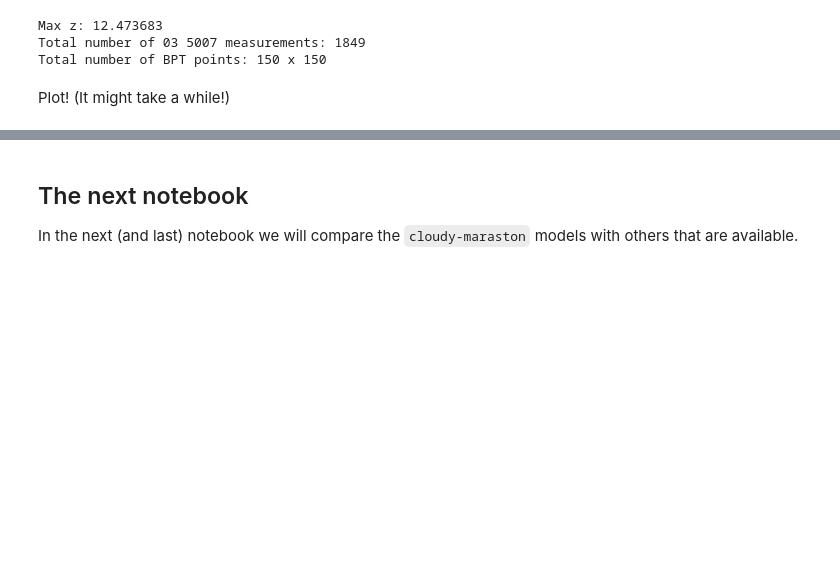
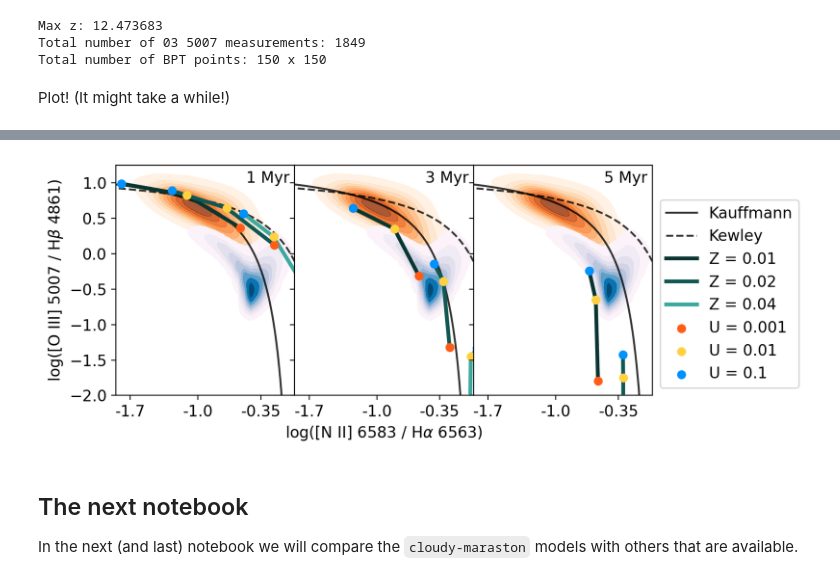
Before and after one commit to sophie-newman/cloudy-maraston, a Jupyter notebook: notebooks/notebook2_data_comparison.ipynb, the cells around one changed output, grey strips where cells are left out. Cells and saved outputs as stored; diff of their text form; code cells hidden in the pictures; blank space fills up the shorter version.

Commit message:
update second notebook with new grid files

```diff
--- a/notebooks/notebook2_data_comparison.ipynb
+++ b/notebooks/notebook2_data_comparison.ipynb
@@ -24,8 +25,11 @@ Now load the grid with fixed (rather than reference) ionization parameters so we
 # %%
 grid_dir = '../grids'
 
-grid_name = 'maraston13_kroupa-max_age:7.0_cloudy-c23.01-sps-fixed-ionisation_parameter'
-grid_fixed = Grid(grid_name, grid_dir=grid_dir, read_lines=True)
+grid_name = 'maraston13_kroupa-max_age:1e+07_cloudy-c23.01-sps-fixed-ionisation_parameter'
+grid_u = Grid(grid_name, grid_dir=grid_dir, read_lines=True)
+
+grid_name = 'maraston13_kroupa-max_age:1e+07_cloudy-c23.01-sps-fixed-hydrogen_density'
+grid_n = Grid(grid_name, grid_dir=grid_dir, read_lines=True)
 # %% [markdown]
 ## Plot Figure 10: the O32, N2 and R23 diagnostic diagrams
 
@@ -383,0 +405,85 @@ plt.legend(title=f'U = {param}', loc= 'lower left', bbox_to_anchor=(1, 0.1))
+# %%
+# plot kauffmann and kewley lines
+
+kauffmann = []
+kewley = []
+xvalues = np.linspace(-3.5, 0, 500)
+for xvalue in xvalues:
+    kauffmann.append(0.61 / (xvalue - 0.05) + 1.3)
+    kewley.append(0.61 / (xvalue - 0.47) + 1.19)
+
+# Plot setup
+color_maps = ["PuBu", "Oranges", "Greens"]
+scatter_colors = ["#65b8f8", "#f9bc76", "#f37581"] # red , orange, blue
+plot_labels = ['SDSS', 'JADES']
+
+cmap = cmr.bubblegum
+colors_Z = ['#0a3632', '#115852', '#3ca99f']
+colors_U = ['#ff5d17', '#ffd141', '#0092ff']
+
+# Normalize metallicity values for color mapping
+norm = plt.Normalize(vmin=min(grid_u.metallicities), vmax=max(grid_u.metallicities))
+
+ages_Myr = np.array([1, 3, 5])
+ages = ages_Myr * 1e6
+
+# Create a figure with dimensions (1, 5)
+fig, axes = plt.subplots(1, 3, figsize=(8, 3), sharey=True)
+
+data = []
+
+for ia, age in enumerate(ages):
+    for iZ, Z in enumerate([0.01, 0.02, 0.04]):
+        for iU, U in enumerate([0.001, 0.01, 0.1]):
+
+            grid_point = grid_u.get_grid_point((age, Z, U))
+            lines = grid_u.get_lines(grid_point)
+            x_, y_ = lines.get_diagram('BPT-NII')
+            data.append({'age': age, 'Z': Z, 'U': U, 'x': np.log10(x_), 'y': np.log10(y_)})
+
+df = pd.DataFrame(data)
+print(df)
+
+# Plot for each age group on a different subplot
+for ia, age in enumerate(ages):
+    ax = axes[ia]
+
+    # Plot Kauffmann and Kewley lines
+    ax.plot(xvalues, kauffmann, alpha=0.8, color='black', ls='-', label='Kauffmann', zorder=2)
+    ax.plot(xvalues, kewley, alpha=0.8, color='black', ls='--', label='Kewley', zorder=3)
+
+    # Plot data
+    sns.kdeplot(ax=ax, x=x_bpt_jades, y=y_bpt_jades, cmap=color_maps[1], fill=True, label=plot_labels[1], alpha=0.8, zorder=0)
+    sns.kdeplot(ax=ax, x=x_bpt_sdss, y=y_bpt_sdss, cmap=color_maps[0], fill=True, label=plot_labels[0], zorder=1)
+
+    # plot Z lines
+    for iZ, Z in enumerate(df['Z'].unique()):
+        subset = df[(df['Z'] == Z) & (df['age'] == age)]
+        #print(f'Plotting Z line for Z={Z}, data:\n{subset}')
+        ax.plot(subset['x'], subset['y'], label=f'Z = {Z}', lw=3, color=colors_Z[iZ], zorder=4)
+
+    # plot U points
+    for iU, U in enumerate(df['U'].unique()):
+        subset = df[(df['U'] == U) & (df['age'] == age)]
+        #print(f'Plotting U points for U={U}, data:\n{subset}')
+        ax.scatter(subset['x'], subset['y'], label=f'U = {U}', color=colors_U[iU], zorder=5)
+
+    ylabel = r'[O III] 5007 / H$\beta$ 4861'
+    xlabel = r'[N II] 6583 / H$\alpha$ 6563'
+
+    ax.set_ylim(bottom=-2, top=1.25)
+    ax.set_xlim(left=-1.85, right=-0)
+
+    tick_positions = [-1.7, -1.0, -0.35]
+    ax.set_xticks(tick_positions)
+    ax.set_xticklabels(tick_positions)
+
+    age_Myr = ages_Myr[ia]
+    ax.text(x=-0.5, y=1, s=f'{age_Myr} Myr') #s=f'{age_Myr:.0f} Myr
+
+axes[0].set_ylabel(f'log({ylabel})')
+axes[1].set_xlabel(f'log({xlabel})')
+axes[2].legend(loc='lower left', bbox_to_anchor=(1, 0))
+plt.tight_layout(pad=0)  # Set padding between subplots to zero
+plt.subplots_adjust(wspace=0)
+# %% [output]
@@ -384,3 +507,4 @@ plt.legend(title=f'U = {param}', loc= 'lower left', bbox_to_anchor=(1, 0.1))
+[figure, added]
 # %% [markdown]
 ## The next notebook
 
```
Also changed, not shown: parts of 7 cells of this notebook.
